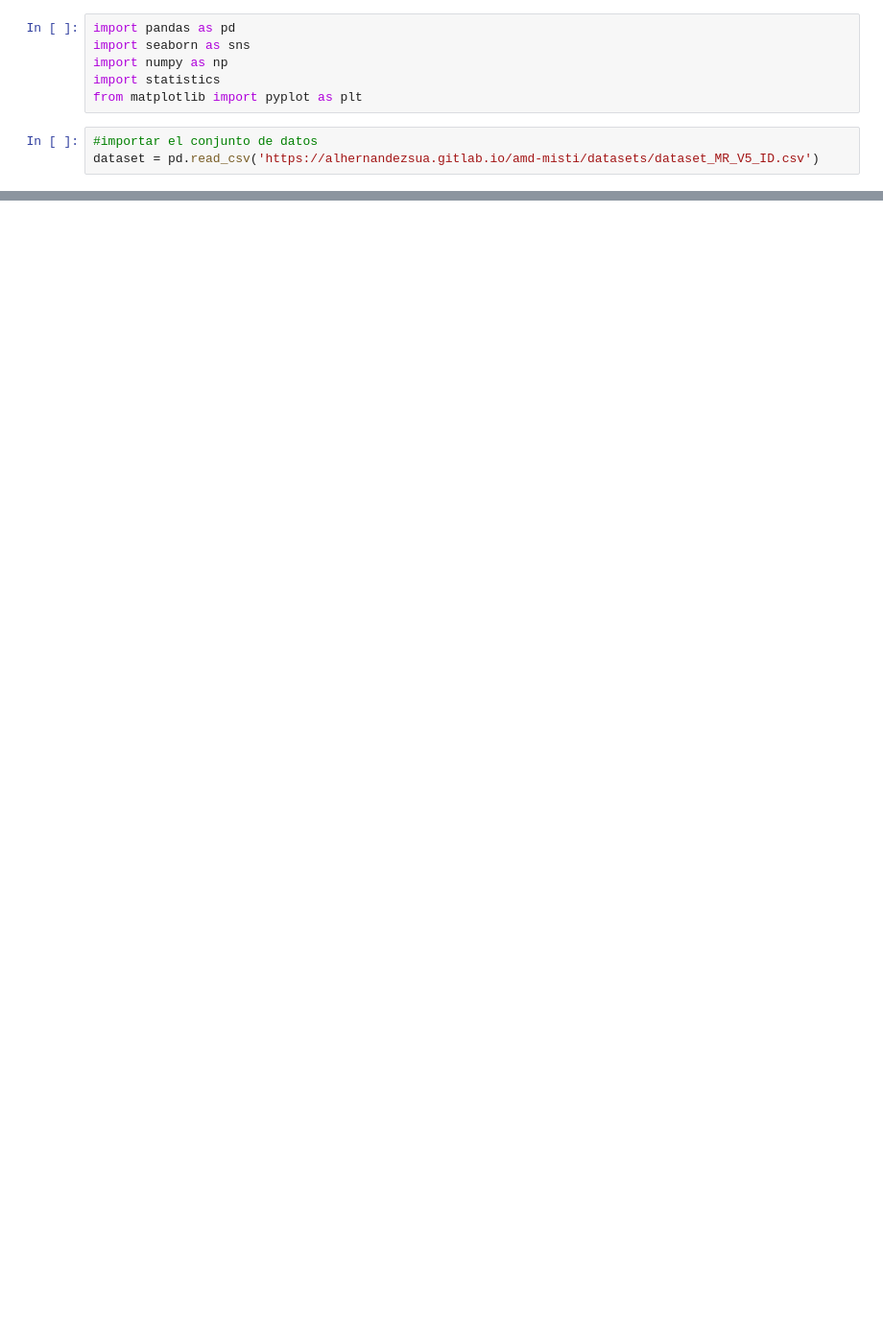
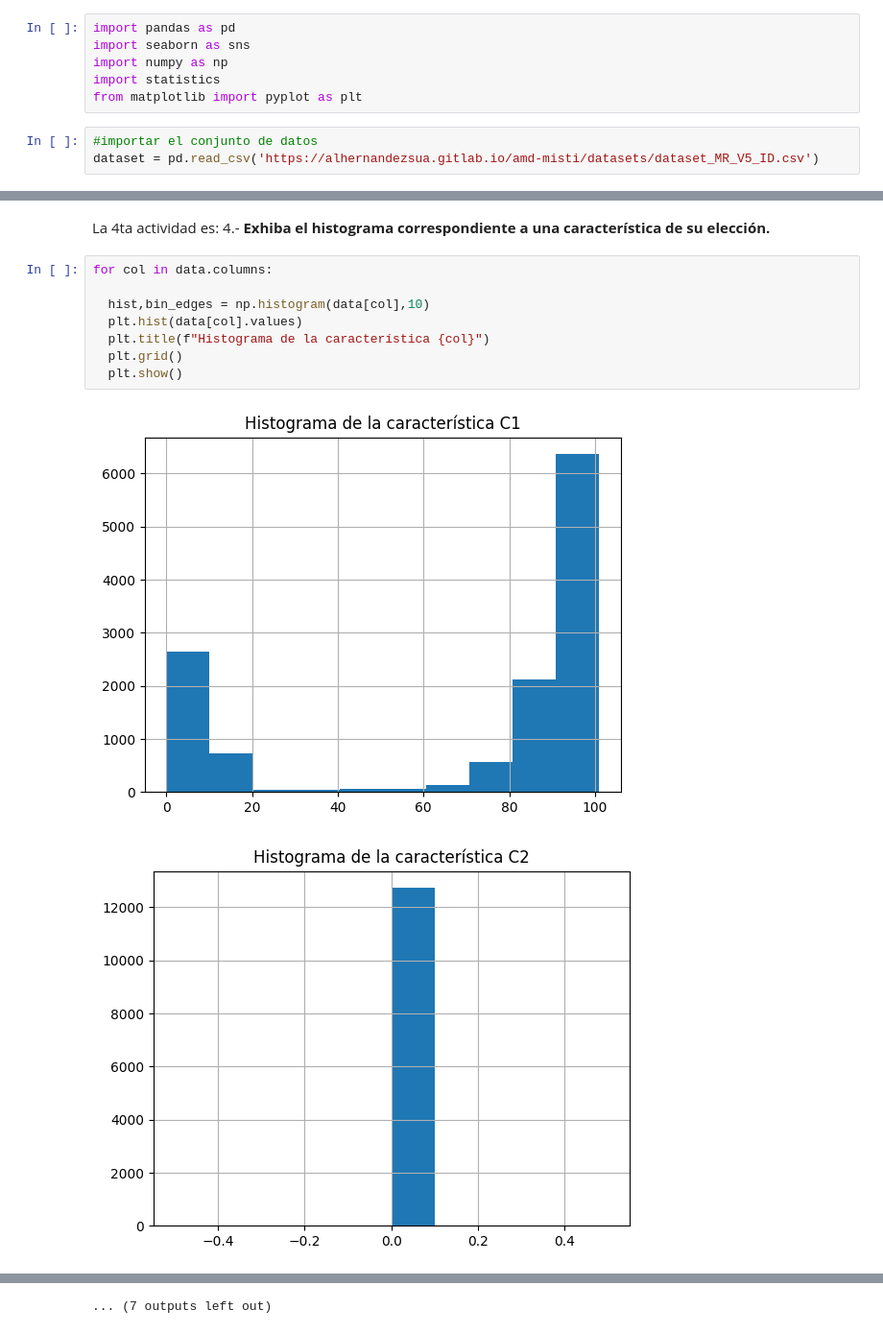
Before and after one commit to dannyasd/MineriaDeDatos, a Jupyter notebook: Copia_de_Lectura_5_(Ejercicio).ipynb, the cells around one changed output, grey strips where cells are left out. Shown at 96% size. Drawn from its saved outputs; the diff is of its cells as text; blank space fills up the shorter version.

```diff
--- a/Copia_de_Lectura_5_(Ejercicio).ipynb
+++ b/Copia_de_Lectura_5_(Ejercicio).ipynb
@@ -103,0 +158,14 @@ La moda es: 0
+# %% [markdown]
+La 4ta actividad es:
+4.- <b>Exhiba el histograma correspondiente a una característica de su elección.<b>
+# %%
+for col in data.columns:
+
+  hist,bin_edges = np.histogram(data[col],10)
+  plt.hist(data[col].values)
+  plt.title(f"Histograma de la característica {col}")
+  plt.grid()
+  plt.show()
+# %% [output]
+[figure, added]
+[figure, added]
@@ -103,0 +182 @@ La moda es: 0
+... (7 outputs left out)
```
Also changed, not shown: parts of 12 cells of this notebook.
